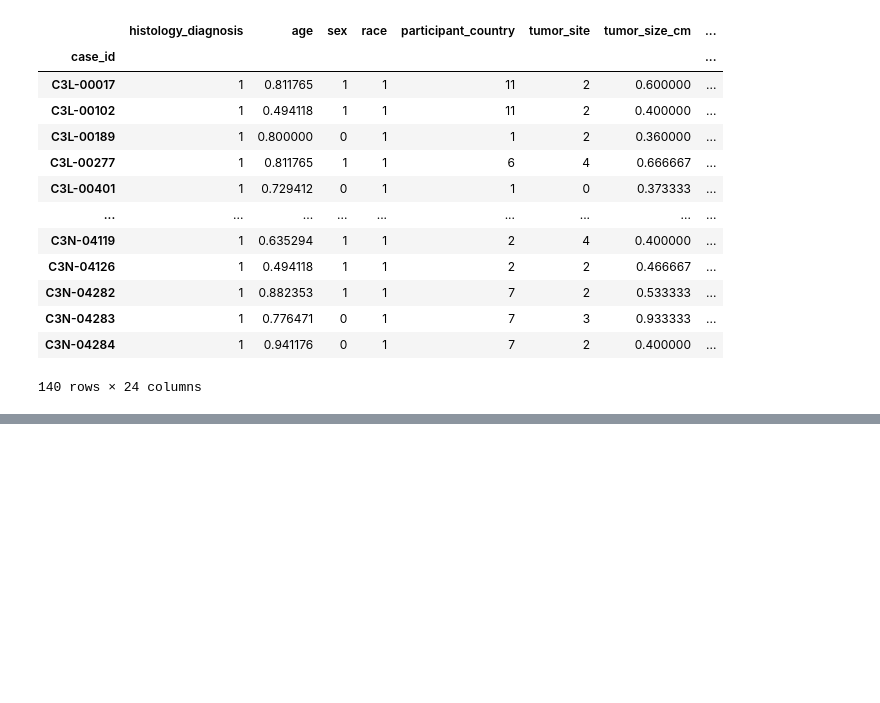
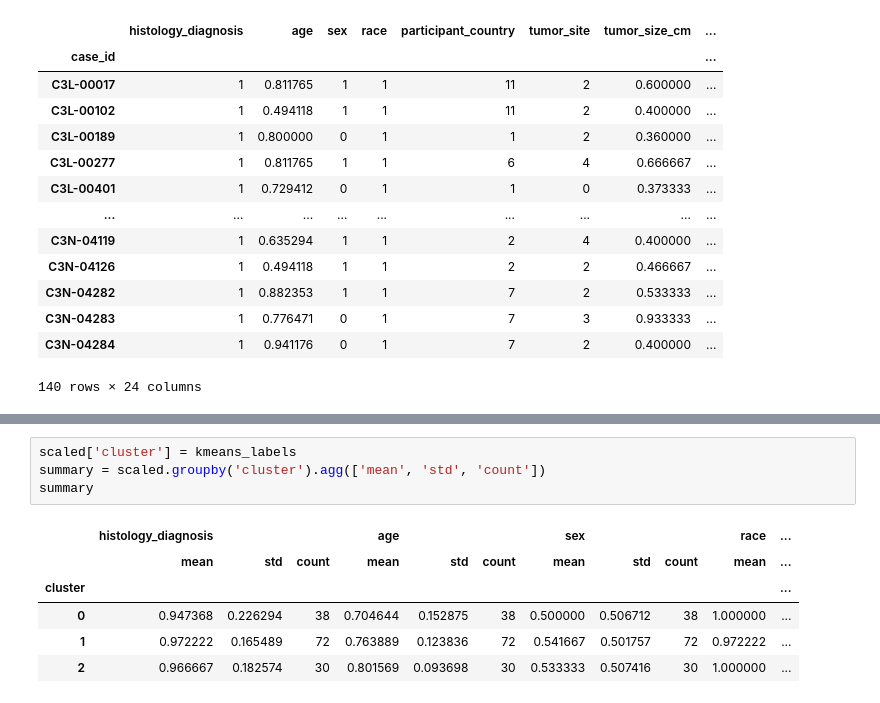
Before and after one commit to PietroMondini/SV-2nd-assignment, a Jupyter notebook: Clustering.ipynb, the cells around one changed output, grey strips where cells are left out. Cells and saved outputs as stored; diff of their text form; blank space fills up the shorter version.

```diff
--- a/Clustering.ipynb
+++ b/Clustering.ipynb
@@ -106,2 +109,13 @@ plt.savefig(r'images/t-SNE.png', transparent=True, bbox_inches='tight')
 # %% [output]
 [figure]
+# %%
+scaled['cluster'] = kmeans_labels
+summary = scaled.groupby('cluster').agg(['mean', 'std', 'count'])
+summary
+# %% [output]
+|  | histology_diagnosis |  |  | age |  |  | sex |  |  | race | ... |
+|  | mean | std | count | mean | std | count | mean | std | count | mean | ... |
+| cluster |  |  |  |  |  |  |  |  |  |  | ... |
+| 0 | 0.947368 | 0.226294 | 38 | 0.704644 | 0.152875 | 38 | 0.500000 | 0.506712 | 38 | 1.000000 | ... |
+| 1 | 0.972222 | 0.165489 | 72 | 0.763889 | 0.123836 | 72 | 0.541667 | 0.501757 | 72 | 0.972222 | ... |
+| 2 | 0.966667 | 0.182574 | 30 | 0.801569 | 0.093698 | 30 | 0.533333 | 0.507416 | 30 | 1.000000 | ... |
```
Also changed, not shown: parts of 7 cells of this notebook, 5 other files.
